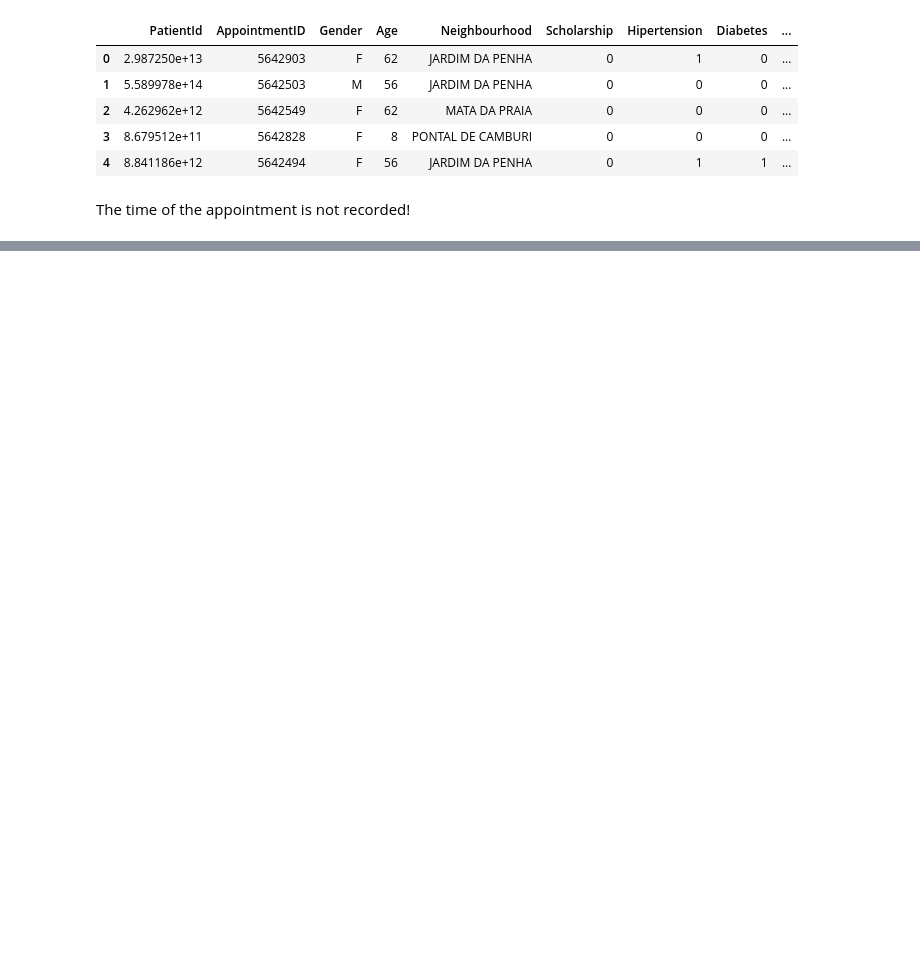
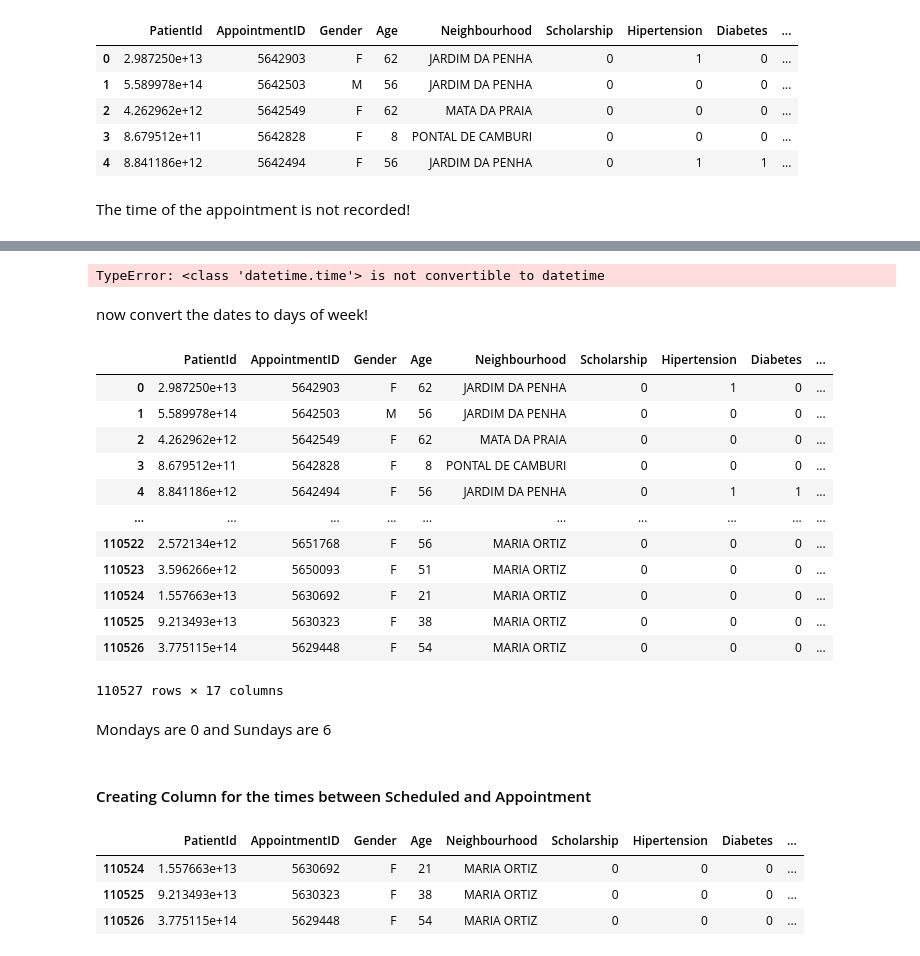
Before and after one commit to Lee-Za/predicting_no_show_appointments, a Jupyter notebook: predicting_noshows.ipynb, the cells around one changed output, grey strips where cells are left out. Saved outputs shown, nothing was run; the diff lists cells and outputs as text; code cells hidden in the pictures; blank space fills up the shorter version.

Commit message:
calculaiting waiting time

```diff
--- a/predicting_noshows.ipynb
+++ b/predicting_noshows.ipynb
@@ -71,0 +105,32 @@ The time of the appointment is not recorded!
+# %%
+df['Scheduled_Hour'] = pd.to_datetime(df['Scheduled_Hour'])    # hour is not convertible to datetime!?
+# %% [output]
+TypeError: <class 'datetime.time'> is not convertible to datetime
+# %%
+df['Appointment_Day'] = pd.to_datetime(df['Appointment_Day'])
+# %% [markdown]
+now convert the dates to days of week!
+# %%
+df['Appointment_Weekday'] = (df.Appointment_Day.dt.dayofweek)
+# %%
+df['Scheduled_Weekday'] = (df.Scheduled_Day.dt.dayofweek)
+# %%
+df
+# %% [output]
+|  | PatientId | AppointmentID | Gender | Age | Neighbourhood | Scholarship | Hipertension | Diabetes | ... |
+| 0 | 2.987250e+13 | 5642903 | F | 62 | JARDIM DA PENHA | 0 | 1 | 0 | ... |
+| 1 | 5.589978e+14 | 5642503 | M | 56 | JARDIM DA PENHA | 0 | 0 | 0 | ... |
+| 2 | 4.262962e+12 | 5642549 | F | 62 | MATA DA PRAIA | 0 | 0 | 0 | ... |
+| 3 | 8.679512e+11 | 5642828 | F | 8 | PONTAL DE CAMBURI | 0 | 0 | 0 | ... |
+| 4 | 8.841186e+12 | 5642494 | F | 56 | JARDIM DA PENHA | 0 | 1 | 1 | ... |
+| ... | ... | ... | ... | ... | ... | ... | ... | ... | ... |
+| 110522 | 2.572134e+12 | 5651768 | F | 56 | MARIA ORTIZ | 0 | 0 | 0 | ... |
+| 110523 | 3.596266e+12 | 5650093 | F | 51 | MARIA ORTIZ | 0 | 0 | 0 | ... |
+| 110524 | 1.557663e+13 | 5630692 | F | 21 | MARIA ORTIZ | 0 | 0 | 0 | ... |
+| 110525 | 9.213493e+13 | 5630323 | F | 38 | MARIA ORTIZ | 0 | 0 | 0 | ... |
+| 110526 | 3.775115e+14 | 5629448 | F | 54 | MARIA ORTIZ | 0 | 0 | 0 | ... |
+110527 rows × 17 columns
+# %% [markdown]
+Mondays are 0 and Sundays are 6
+# %% [markdown]
+#### Creating Column for the times between Scheduled and Appointment
@@ -71,0 +139,7 @@ The time of the appointment is not recorded!
+# %%
+df.tail(3)
+# %% [output]
+|  | PatientId | AppointmentID | Gender | Age | Neighbourhood | Scholarship | Hipertension | Diabetes | ... |
+| 110524 | 1.557663e+13 | 5630692 | F | 21 | MARIA ORTIZ | 0 | 0 | 0 | ... |
+| 110525 | 9.213493e+13 | 5630323 | F | 38 | MARIA ORTIZ | 0 | 0 | 0 | ... |
+| 110526 | 3.775115e+14 | 5629448 | F | 54 | MARIA ORTIZ | 0 | 0 | 0 | ... |
```
Also changed, not shown: parts of 11 cells of this notebook.
